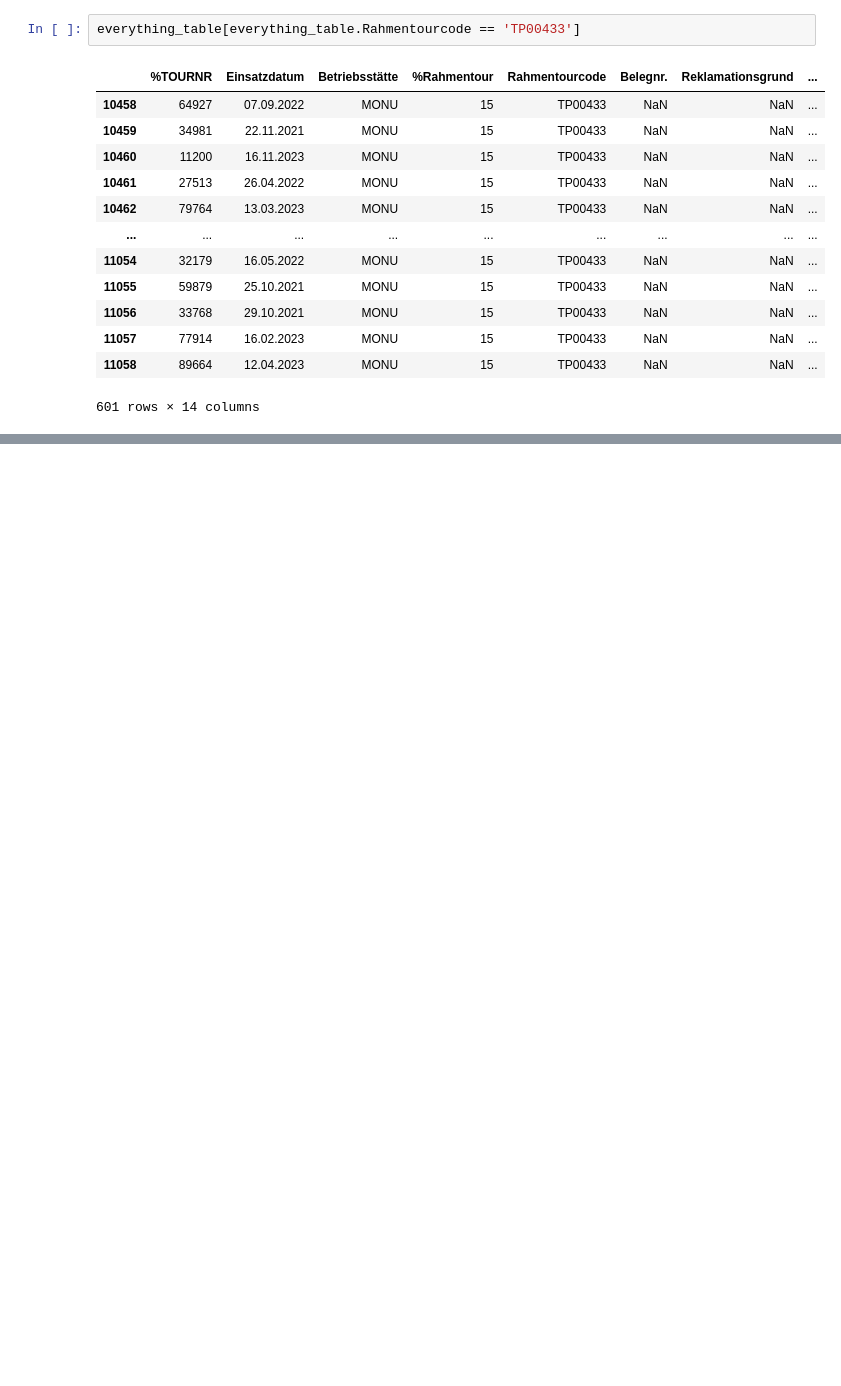
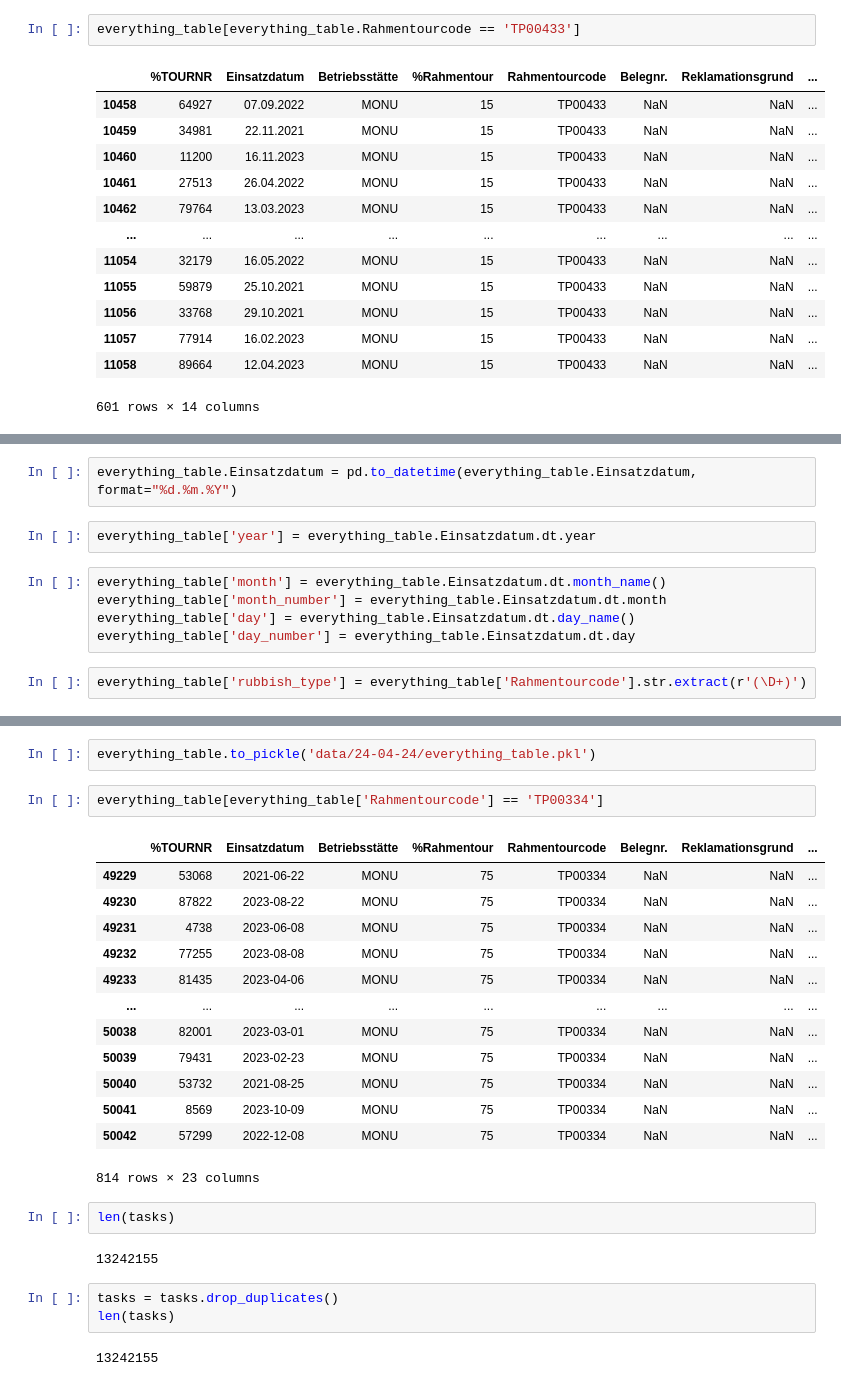
Before and after one commit to baz263/n3xtcoder, a Jupyter notebook: join.ipynb, the cells around one changed output, grey strips where cells are left out. Cells and saved outputs as stored; diff of their text form; blank space fills up the shorter version.

```diff
--- a/join.ipynb
+++ b/join.ipynb
@@ -412,0 +451,11 @@ everything_table[everything_table.Rahmentourcode == 'TP00433']
+# %%
+everything_table.Einsatzdatum = pd.to_datetime(everything_table.Einsatzdatum, format="%d.%m.%Y")
+# %%
+everything_table['year'] = everything_table.Einsatzdatum.dt.year
+# %%
+everything_table['month'] = everything_table.Einsatzdatum.dt.month_name()
+everything_table['month_number'] = everything_table.Einsatzdatum.dt.month
+everything_table['day'] = everything_table.Einsatzdatum.dt.day_name()
+everything_table['day_number'] = everything_table.Einsatzdatum.dt.day
+# %%
+everything_table['rubbish_type'] = everything_table['Rahmentourcode'].str.extract(r'(\D+)')
@@ -412,0 +471,27 @@ everything_table[everything_table.Rahmentourcode == 'TP00433']
+# %%
+everything_table.to_pickle('data/24-04-24/everything_table.pkl')
+# %%
+everything_table[everything_table['Rahmentourcode'] == 'TP00334']
+# %% [output]
+|  | %TOURNR | Einsatzdatum | Betriebsstätte | %Rahmentour | Rahmentourcode | Belegnr. | Reklamationsgrund | ... |
+| 49229 | 53068 | 2021-06-22 | MONU | 75 | TP00334 | NaN | NaN | ... |
+| 49230 | 87822 | 2023-08-22 | MONU | 75 | TP00334 | NaN | NaN | ... |
+| 49231 | 4738 | 2023-06-08 | MONU | 75 | TP00334 | NaN | NaN | ... |
+| 49232 | 77255 | 2023-08-08 | MONU | 75 | TP00334 | NaN | NaN | ... |
+| 49233 | 81435 | 2023-04-06 | MONU | 75 | TP00334 | NaN | NaN | ... |
+| ... | ... | ... | ... | ... | ... | ... | ... | ... |
+| 50038 | 82001 | 2023-03-01 | MONU | 75 | TP00334 | NaN | NaN | ... |
+| 50039 | 79431 | 2023-02-23 | MONU | 75 | TP00334 | NaN | NaN | ... |
+| 50040 | 53732 | 2021-08-25 | MONU | 75 | TP00334 | NaN | NaN | ... |
+| 50041 | 8569 | 2023-10-09 | MONU | 75 | TP00334 | NaN | NaN | ... |
+| 50042 | 57299 | 2022-12-08 | MONU | 75 | TP00334 | NaN | NaN | ... |
+814 rows × 23 columns
+# %%
+len(tasks)
+# %% [output]
+13242155
+# %%
+tasks = tasks.drop_duplicates()
+len(tasks)
+# %% [output]
+13242155
```
Also changed, not shown: parts of 29 cells of this notebook, 1 other file.
